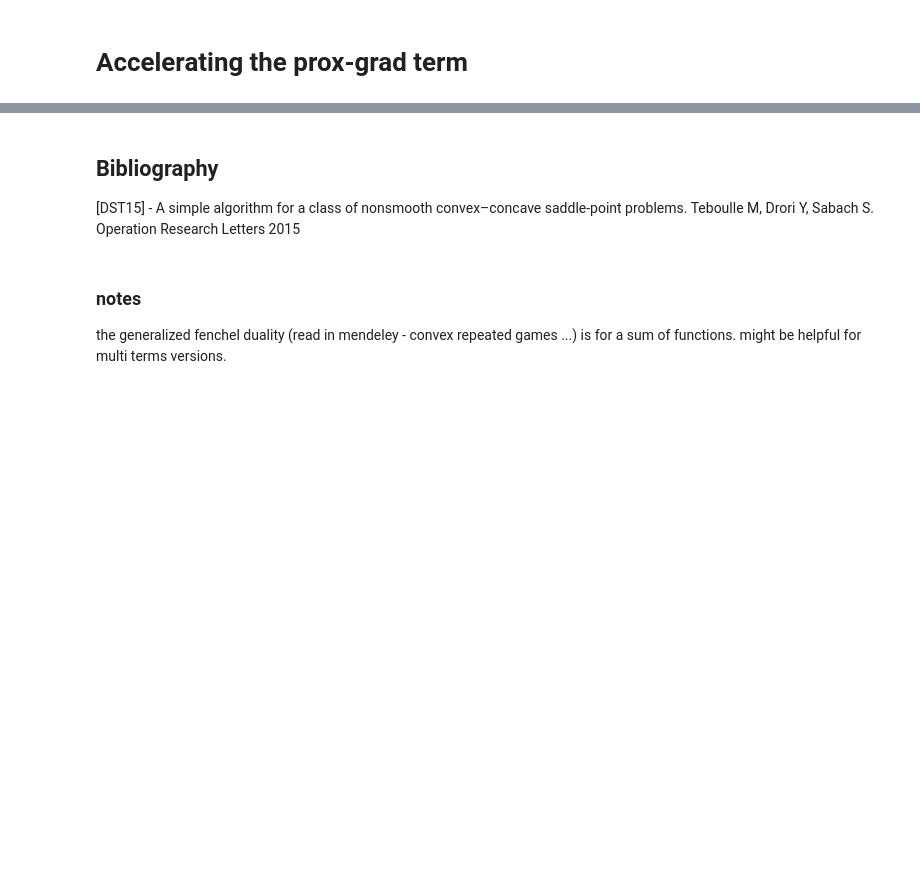
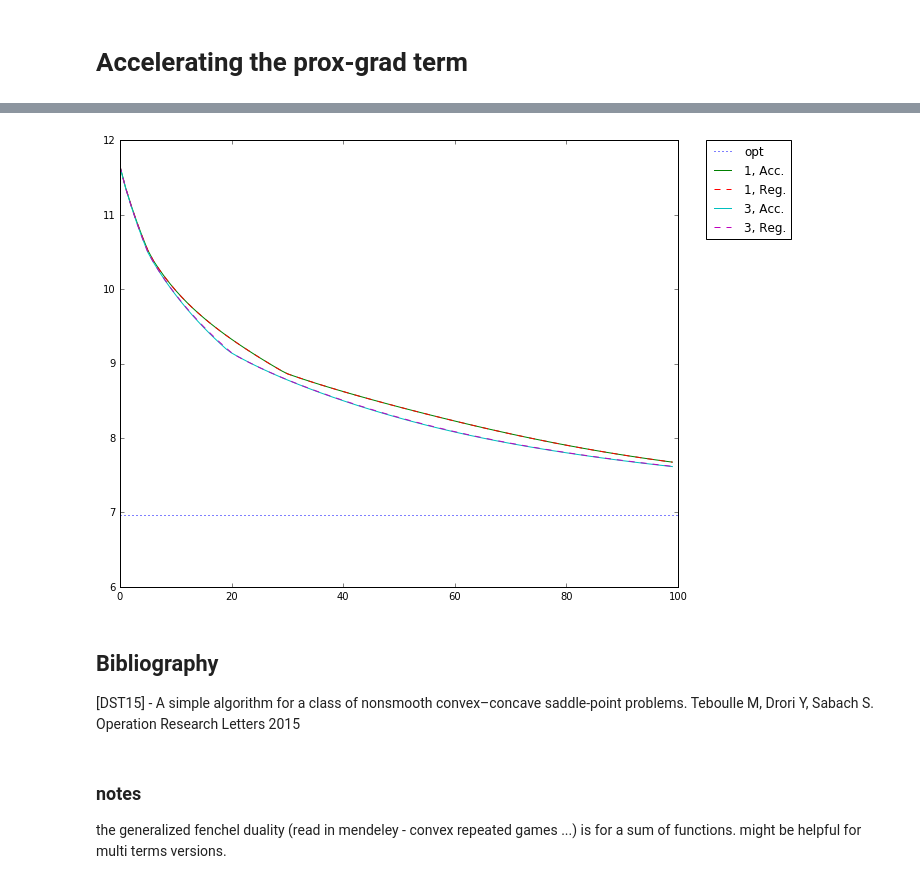
Before and after one commit to uido123/marc, a Jupyter notebook: p1.ipynb, the cells around one changed output, grey strips where cells are left out. Cells and saved outputs as stored; diff of their text form; code cells hidden in the pictures; blank space fills up the shorter version.

```diff
--- a/p1.ipynb
+++ b/p1.ipynb
@@ -230,3 +355,46 @@ comparePapcMp(10,[1,250,500],1000,100000,True,True)
+# %%
+def comparePapcAp(prob_dim,L,N1,N2,do_ap,do_mp):
+    # create a random problem
+    x = np.ones([prob_dim,1])
+    A = np.random.rand(prob_dim,prob_dim)
+    b = np.dot(A,x) + np.random.randn(prob_dim,1)
+    # b is the known vector
+
+    # create the Total Variation matrix
+    M = TV(prob_dim)
+
+    # establish the objective function
+    h = H(A,b,M)
+
+    # papc preliminaries
+    A2 = np.dot(np.transpose(A),A)
+    t = 1/(2*np.linalg.norm(A2,2))
+    if t > 1:
+        t = np.random.rand(1)
+    s = t*(np.linalg.norm(M,2))**2
+    u0 = np.zeros(b.shape)
+    v0 = np.dot(M,u0)
+
+    # run papc-sp for N2 iterations to get optimal bound
+    res = papc(1,A,b,M,N2,u0,v0,t,s)
+    opt = h(res['U1'][N2-1])
+    plt.plot((0,N1),(opt,opt),':',label='opt')
+    plt.hold(True)
+
+    # now run papc-ap and papc-mp for each grad-prox steps in L
+    for l in L:
+        if do_ap:
+            res = papc_ap(l,A,b,M,N1,u0,v0,t,s,h)
+            plt.plot(res['H1'],'-',label=str(l)+', Acc.')
+        if do_mp:
+            res = papc(l,A,b,M,N1,u0,v0,t,s,h)
+            plt.plot(res['H1'],'--',label=str(l)+', Reg.')
+    plt.hold(False)
+    plt.legend(bbox_to_anchor=(1.05,1),loc=2,borderaxespad=0.)
+# %%
+comparePapcAp(10,[1,3],100,100000,True,True)
+# %% [output]
+[figure, added]
 # %% [markdown]
 ## Bibliography
 [DST15] - A simple algorithm for a class of nonsmooth convex–concave saddle-point problems.
```
Also changed, not shown: parts of 16 cells of this notebook.
